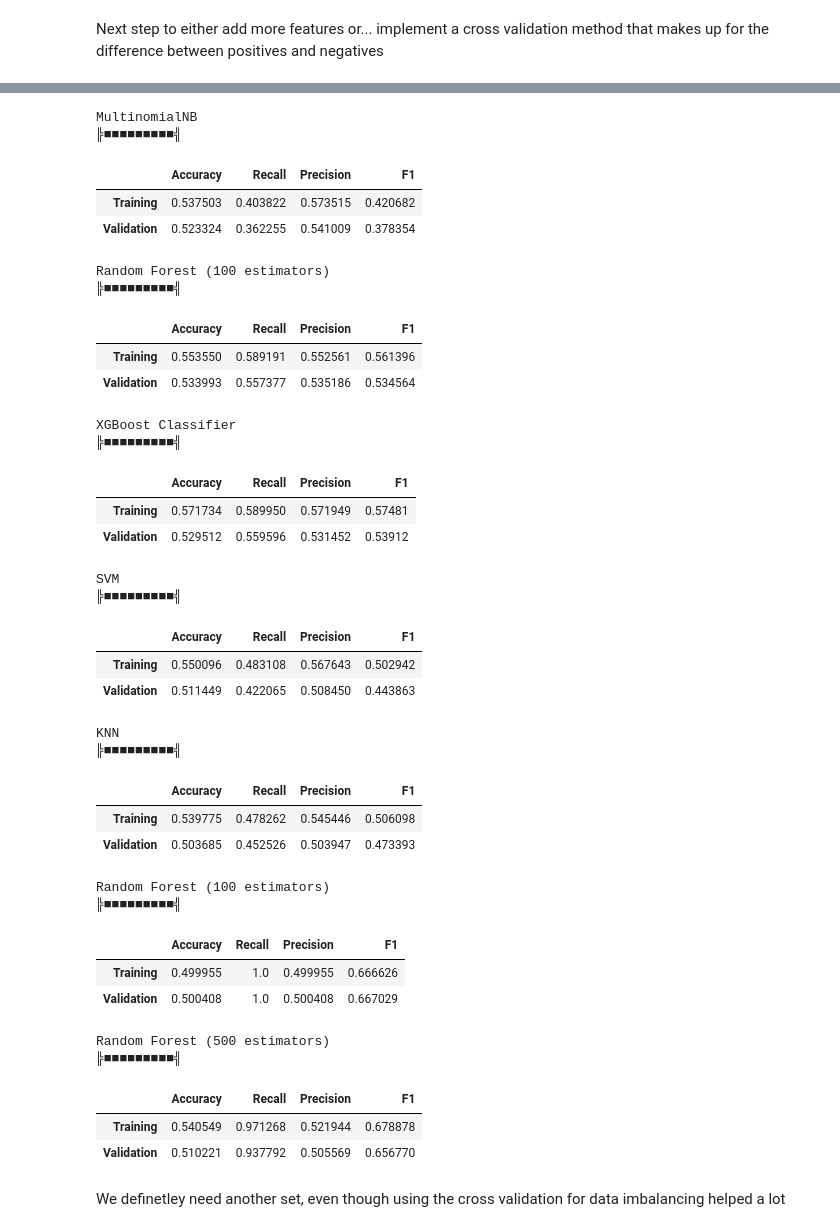
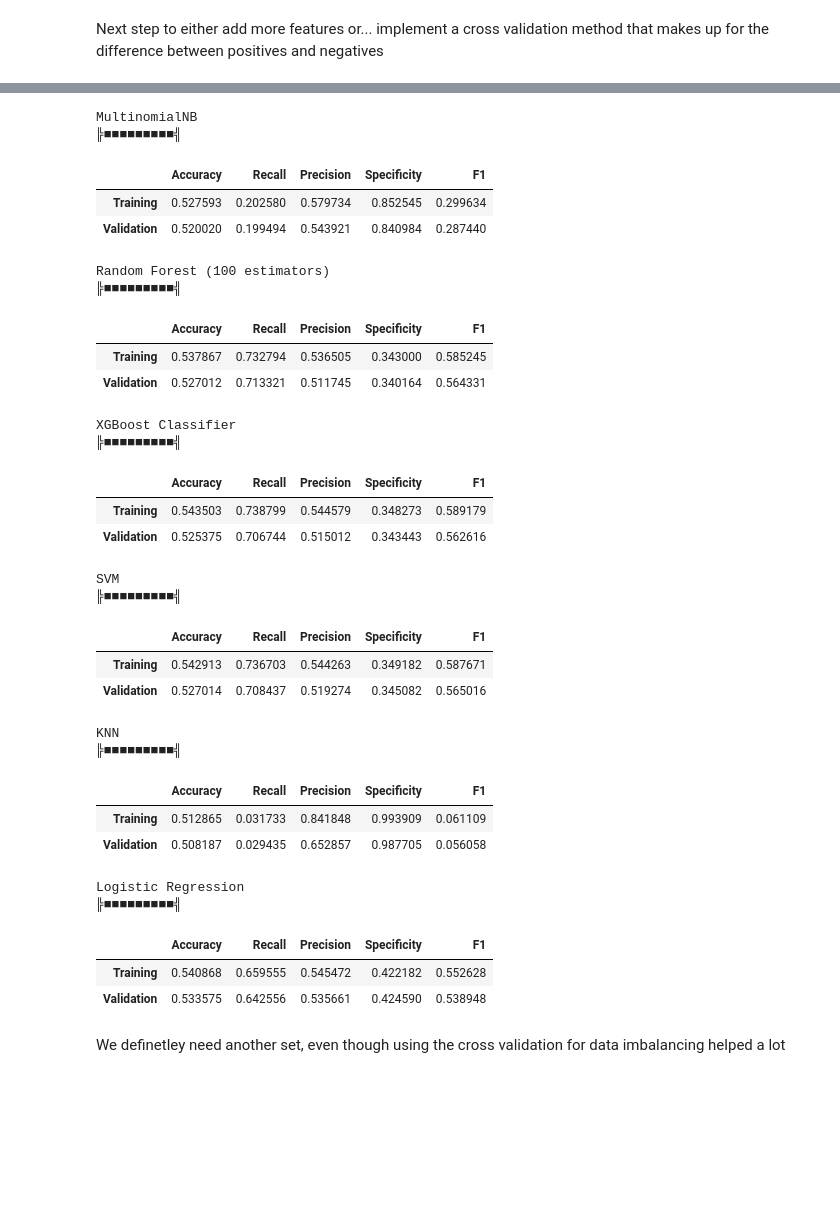
Before and after one commit to Sir-Slade/covid_prediction_project, a Jupyter notebook: PredictorExperiments.ipynb, the cells around one changed output, grey strips where cells are left out. Drawn from its saved outputs; the diff is of its cells as text; code cells hidden in the pictures; blank space fills up the shorter version.

```diff
--- a/PredictorExperiments.ipynb
+++ b/PredictorExperiments.ipynb
@@ -315,3 +323 @@ models ={
 }
-# %%
-run_models(comorb, y[comorb.index], models)
@@ -344,3 +323,0 @@ KNN
-# %%
-reduced_comorb = reduce_training_set(comorb, y)
-run_models(reduced_comorb, y[reduced_comorb.index], models)
@@ -373,3 +323,0 @@ KNN
-# %%
-comorb_ef = pd.concat([comorb, e_factors], axis=1)
-run_models(comorb_ef, y, models)
@@ -402,3 +323,0 @@ KNN
-# %%
-reduced_comorb_ef = reduce_training_set(comorb_ef, y)
-run_models(reduced_comorb_ef, y[reduced_comorb_ef.index], models)
@@ -461,28 +378,35 @@ KNN
 # %%
+
+comorb_ef = pd.concat([comorb.drop(columns="smoker"), e_factors.drop(columns="age")], axis=1)
 run_models(comorb_ef, y[comorb_ef.index], models, ratio_negatives_to_positives = 1)
 # %% [output]
 MultinomialNB
 ╠■■■■■■■■■╣
-|  | Accuracy | Recall | Precision | F1 |
-| Training | 0.537503 | 0.403822 | 0.573515 | 0.420682 |
-| Validation | 0.523324 | 0.362255 | 0.541009 | 0.378354 |
+|  | Accuracy | Recall | Precision | Specificity | F1 |
+| Training | 0.527593 | 0.202580 | 0.579734 | 0.852545 | 0.299634 |
+| Validation | 0.520020 | 0.199494 | 0.543921 | 0.840984 | 0.287440 |
 Random Forest (100 estimators)
 ╠■■■■■■■■■╣
-|  | Accuracy | Recall | Precision | F1 |
-| Training | 0.553550 | 0.589191 | 0.552561 | 0.561396 |
-| Validation | 0.533993 | 0.557377 | 0.535186 | 0.534564 |
+|  | Accuracy | Recall | Precision | Specificity | F1 |
+| Training | 0.537867 | 0.732794 | 0.536505 | 0.343000 | 0.585245 |
+| Validation | 0.527012 | 0.713321 | 0.511745 | 0.340164 | 0.564331 |
 XGBoost Classifier
 ╠■■■■■■■■■╣
-|  | Accuracy | Recall | Precision | F1 |
-| Training | 0.571734 | 0.589950 | 0.571949 | 0.57481 |
-| Validation | 0.529512 | 0.559596 | 0.531452 | 0.53912 |
+|  | Accuracy | Recall | Precision | Specificity | F1 |
+| Training | 0.543503 | 0.738799 | 0.544579 | 0.348273 | 0.589179 |
+| Validation | 0.525375 | 0.706744 | 0.515012 | 0.343443 | 0.562616 |
 SVM
 ╠■■■■■■■■■╣
-|  | Accuracy | Recall | Precision | F1 |
-| Training | 0.550096 | 0.483108 | 0.567643 | 0.502942 |
-| Validation | 0.511449 | 0.422065 | 0.508450 | 0.443863 |
+|  | Accuracy | Recall | Precision | Specificity | F1 |
+| Training | 0.542913 | 0.736703 | 0.544263 | 0.349182 | 0.587671 |
+| Validation | 0.527014 | 0.708437 | 0.519274 | 0.345082 | 0.565016 |
 KNN
 ╠■■■■■■■■■╣
-|  | Accuracy | Recall | Precision | F1 |
-| Training | 0.539775 | 0.478262 | 0.545446 | 0.506098 |
-| Validation | 0.503685 | 0.452526 | 0.503947 | 0.473393 |
+|  | Accuracy | Recall | Precision | Specificity | F1 |
+| Training | 0.512865 | 0.031733 | 0.841848 | 0.993909 | 0.061109 |
+| Validation | 0.508187 | 0.029435 | 0.652857 | 0.987705 | 0.056058 |
+Logistic Regression
+╠■■■■■■■■■╣
+|  | Accuracy | Recall | Precision | Specificity | F1 |
+| Training | 0.540868 | 0.659555 | 0.545472 | 0.422182 | 0.552628 |
+| Validation | 0.533575 | 0.642556 | 0.535661 | 0.424590 | 0.538948 |
@@ -494,16 +413,3 @@ weighted_trees = {
-# %%
-run_models(comorb_ef, y[comorb_ef.index], weighted_trees, ratio_negatives_to_positives=1)
-# %% [output]
-Random Forest (100 estimators)
-╠■■■■■■■■■╣
-|  | Accuracy | Recall | Precision | F1 |
-| Training | 0.499955 | 1.0 | 0.499955 | 0.666626 |
-| Validation | 0.500408 | 1.0 | 0.500408 | 0.667029 |
-Random Forest (500 estimators)
-╠■■■■■■■■■╣
-|  | Accuracy | Recall | Precision | F1 |
-| Training | 0.540549 | 0.971268 | 0.521944 | 0.678878 |
-| Validation | 0.510221 | 0.937792 | 0.505569 | 0.656770 |
 # %% [markdown]
 We definetley need another set, even though using the cross validation for data imbalancing helped a lot
 # %% [markdown]
```
Also changed, not shown: parts of 35 cells of this notebook.
